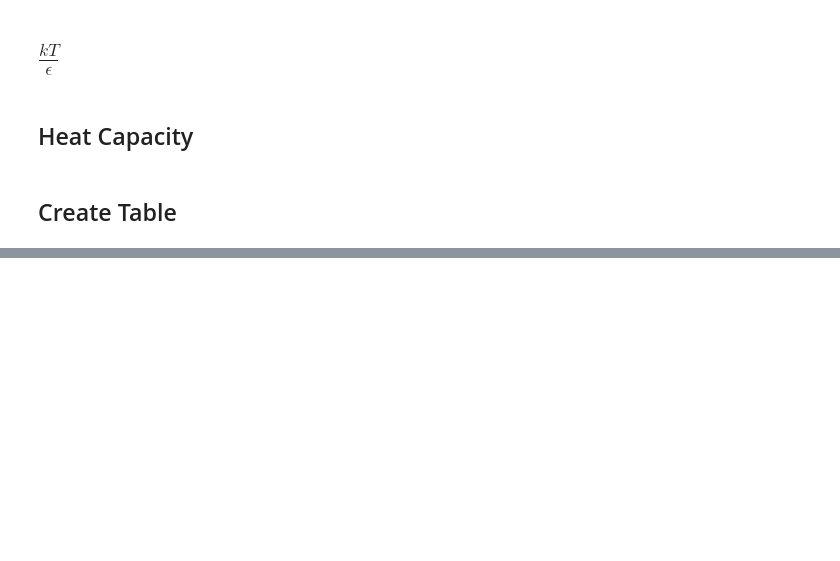
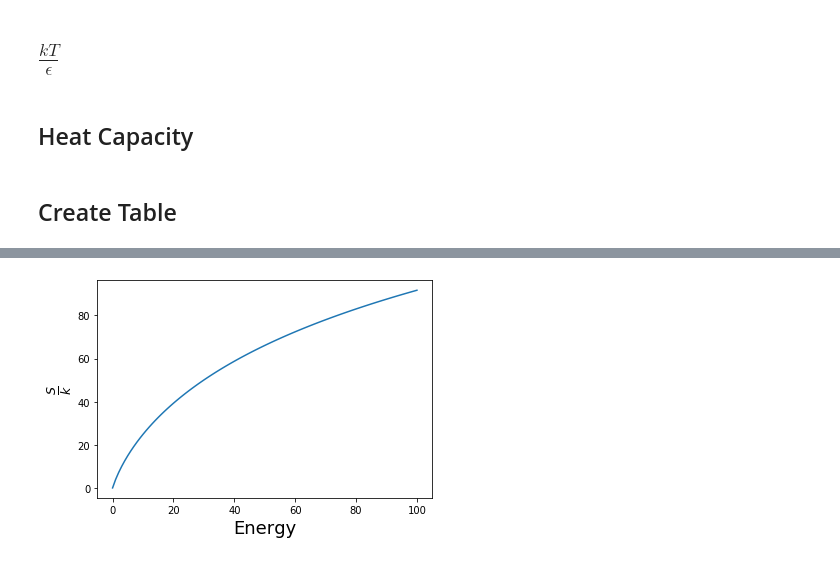
Before and after one commit to jenk1/Thermal-Plots, a Jupyter notebook: 3.24.ipynb, the cells around one changed output, grey strips where cells are left out. Cells and saved outputs as stored; diff of their text form; code cells hidden in the pictures; blank space fills up the shorter version.

```diff
--- a/3.24.ipynb
+++ b/3.24.ipynb
@@ -130,0 +158,7 @@ heat_cap_new = np.asarray(heat_cap_new)
+# %%
+# entropy v energy
+plt.plot(q, entropy_org);
+plt.xlabel('Energy', fontsize=18)
+plt.ylabel(r'$\frac{S}{k}$', fontsize=18);
+# %% [output]
+[figure, added]
```
Also changed, not shown: parts of 2 cells of this notebook.
